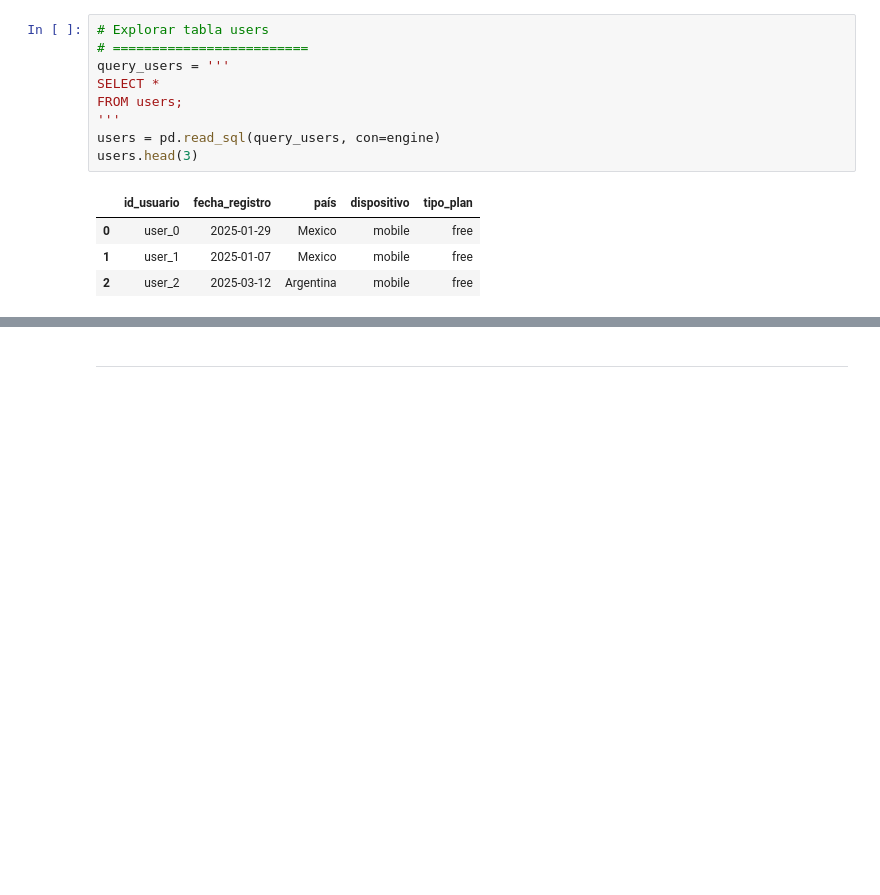
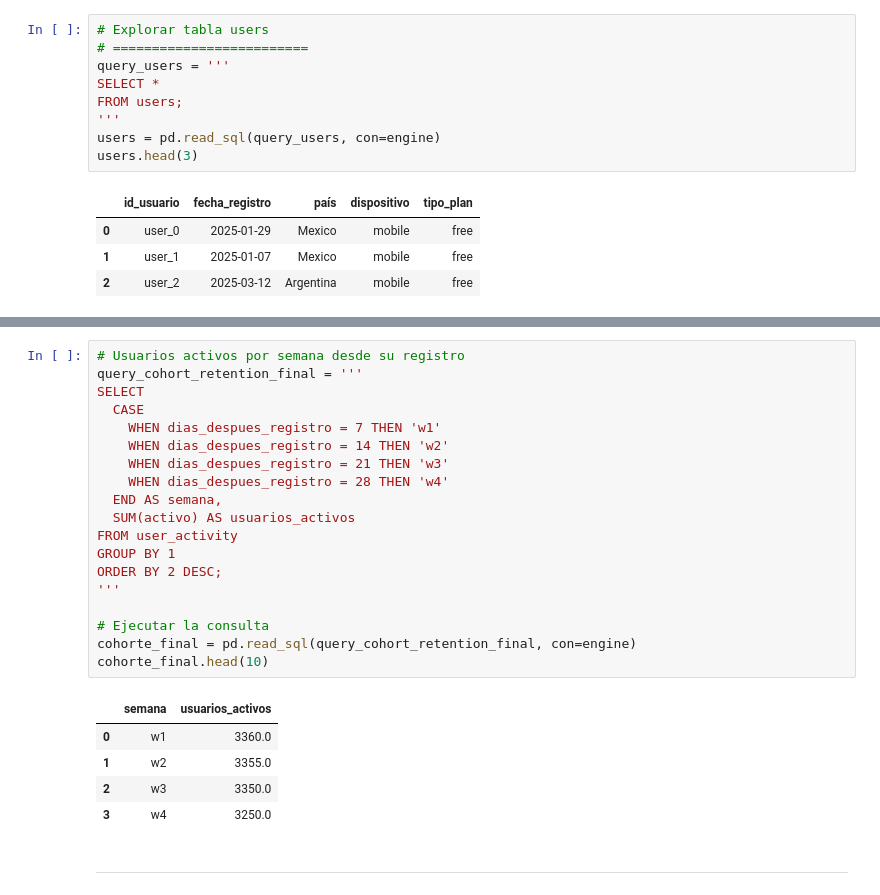
Before and after one commit to FithoGerardo/RappiPlus-Data-cleaning-and-analysis, a Jupyter notebook: notebooks/GerardoOlm-rappiplus_project.ipynb, the cells around one changed output, grey strips where cells are left out. Saved outputs shown, nothing was run; the diff lists cells and outputs as text; blank space fills up the shorter version.

```diff
--- a/notebooks/GerardoOlm-rappiplus_project.ipynb
+++ b/notebooks/GerardoOlm-rappiplus_project.ipynb
@@ -1060,3 +1072,28 @@ cohorte_final
+# %%
+# Usuarios activos por semana desde su registro
+query_cohort_retention_final = '''
+SELECT
+  CASE
+    WHEN dias_despues_registro = 7 THEN 'w1'
+    WHEN dias_despues_registro = 14 THEN 'w2'
+    WHEN dias_despues_registro = 21 THEN 'w3'
+    WHEN dias_despues_registro = 28 THEN 'w4'
+  END AS semana,
+  SUM(activo) AS usuarios_activos
+FROM user_activity
+GROUP BY 1
+ORDER BY 2 DESC;
+'''
+
+# Ejecutar la consulta
+cohorte_final = pd.read_sql(query_cohort_retention_final, con=engine)
+cohorte_final.head(10)
+# %% [output]
+|  | semana | usuarios_activos |
+| 0 | w1 | 3360.0 |
+| 1 | w2 | 3355.0 |
+| 2 | w3 | 3350.0 |
+| 3 | w4 | 3250.0 |
 # %% [markdown]
 ---
 # %% [markdown]
```
Also changed, not shown: parts of 2 cells of this notebook.
